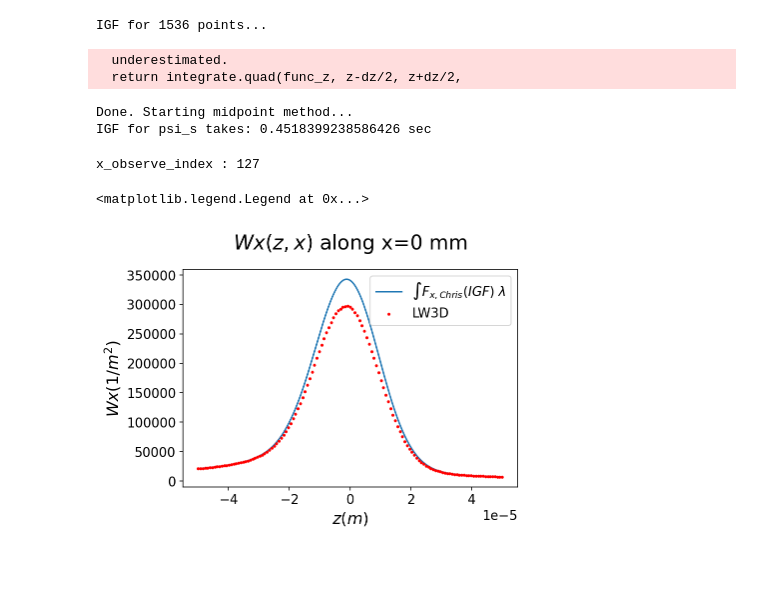
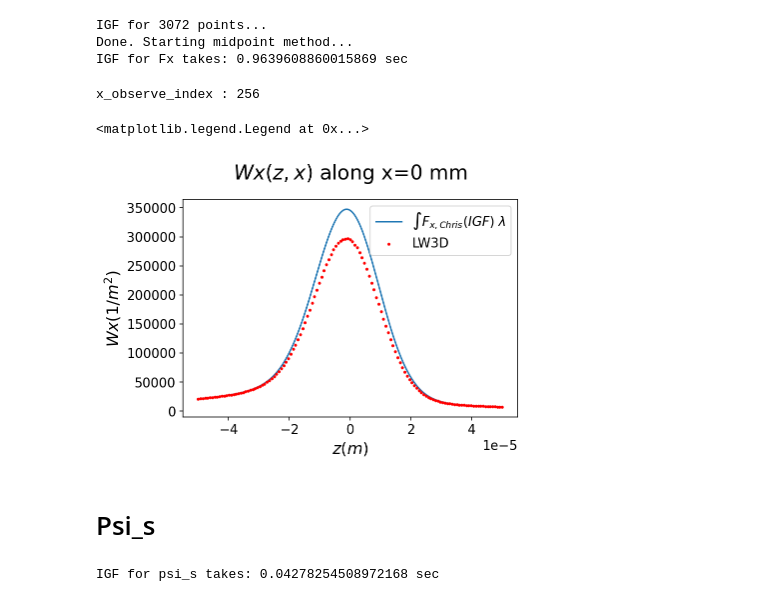
Before and after one commit to weiyuanlou/PyCSR2D, a Jupyter notebook: benchmarking/one_bend_transient/IGF_formal_test.ipynb, the cells around one changed output. Cells and saved outputs as stored; diff of their text form; code cells hidden in the pictures; blank space fills up the shorter version.

Commit message:
change beta to gamma, adding test for psi_s

```diff
--- a/benchmarking/one_bend_transient/IGF_formal_test.ipynb
+++ b/benchmarking/one_bend_transient/IGF_formal_test.ipynb
@@ -51,15 +53,15 @@ def lamb_2d(z,x):
 def lamb_2d_prime(z,x):
     return 1/(2*np.pi*sigma_x*sigma_z)* np.exp(-z**2 / 2 / sigma_z**2 - x**2 / 2 / sigma_x**2) * (-z / sigma_z**2)
 # %%
-nz = 256
-nx = 256
+nz = 512
+nx = 512
 
 zvec = np.linspace(-5*sigma_z, 5*sigma_z, nz)
 xvec = np.linspace(-5*sigma_x, 5*sigma_x, nx)
-zm, xm = np.meshgrid(zvec, xvec, indexing='ij')
+Z, X = np.meshgrid(zvec, xvec, indexing='ij')
 
-lambda_grid_filtered = lamb_2d(zm,xm)
-lambda_grid_filtered_prime = lamb_2d_prime(zm,xm)
+lambda_grid_filtered = lamb_2d(Z,X)
+lambda_grid_filtered_prime = lamb_2d_prime(Z,X)
 
 dz = (10*sigma_z) / (nz - 1)
 dx = (10*sigma_x) / (nx - 1)
@@ -68,18 +70,14 @@ t1 = time.time()
 Fx_case_B_grid_IGF = green_mesh((nz, nx), (dz, dx), rho=rho, gamma=gamma, component= 'Fx_IGF')
 
 t2 = time.time()
-print('IGF for psi_s takes:', t2-t1, 'sec')
+print('IGF for Fx takes:', t2-t1, 'sec')
 # %% [output]
-IGF for 1536 points...
+IGF for 3072 points...
+Done. Starting midpoint method...
+IGF for Fx takes: 0.9639608860015869 sec
-  underestimated.
-  return integrate.quad(func_z, z-dz/2, z+dz/2,
-Done. Starting midpoint method...
-IGF for psi_s takes: 0.4518399238586426 sec
 # %%
-conv_x5 = fftconvolve2(lambda_grid_filtered, Fx_case_B_grid_IGF)[0]
-#conv_x6 = fftconvolve2(lambda_grid_filtered, Fx_case_B_grid_IGF_NO_SC)[0]
-Wx5 = (beta**2 / abs(rho)) * conv_x5 *(dx*dz)
-#Wx6 = (beta**2 / abs(rho)) * conv_x6 *(dx*dz)
+conv_x = fftconvolve2(lambda_grid_filtered, Fx_case_B_grid_IGF)[0]
+Wx = (beta**2 / abs(rho)) * conv_x *(dx*dz)
 # %%
 Z0 = np.array([-5.00000000e-05, -4.92187500e-05, -4.84375000e-05, -4.76562500e-05,
        -4.68750000e-05, -4.60937500e-05, -4.53125000e-05, -4.45312500e-05,
@@ -151,18 +149,28 @@ Wx0 = np.array([ 20924.1025531 ,  21292.69283807,  21675.07566734,  22072.645540
 # %%
 x_observe = 0
 x_observe_index = np.argmin(np.abs(xvec - x_observe))
 print('x_observe_index :', x_observe_index )
 
-plt.plot(zvec, conv_x5[:,x_observe_index]* (dz * dx), label=r'$\int F_{x, Chris} (IGF) ~ \lambda}$')
+plt.plot(zvec, conv_x[:,x_observe_index]* (dz * dx), label=r'$\int F_{x, Chris} (IGF) ~ \lambda}$')
 #plt.plot(zvec, conv_x6[:,x_observe_index]* (dz * dx), label=r'$\int F_{x, Chris, no SC} (IGF) ~ \lambda}$')
 
 plt.scatter(Z0,Wx0,c='red', zorder = 3, s=4, label='LW3D')
 
 plt.xlabel(r'$z(m)$', fontsize=16)
 plt.ylabel(r'$Wx (1/m^2)$', fontsize=16)
 plt.title(fr'$Wx(z,x)$ along x={x_observe} mm',  fontsize=20, pad=20)
 plt.legend()
 # %% [output]
-x_observe_index : 127
+x_observe_index : 256
 <matplotlib.legend.Legend at 0x...>
-[figure, old version]
+[figure, new version]
+# %% [markdown]
+# Psi_s
+# %%
+t1 = time.time()
+psi_s_grid = green_mesh((nz, nx), (dz, dx), rho=rho, gamma=gamma, component= 'psi_s')
+
+t2 = time.time()
+print('IGF for psi_s takes:', t2-t1, 'sec')
+# %% [output]
+IGF for psi_s takes: 0.04278254508972168 sec
```
Also changed, not shown: parts of 9 cells of this notebook, 2 other files.
